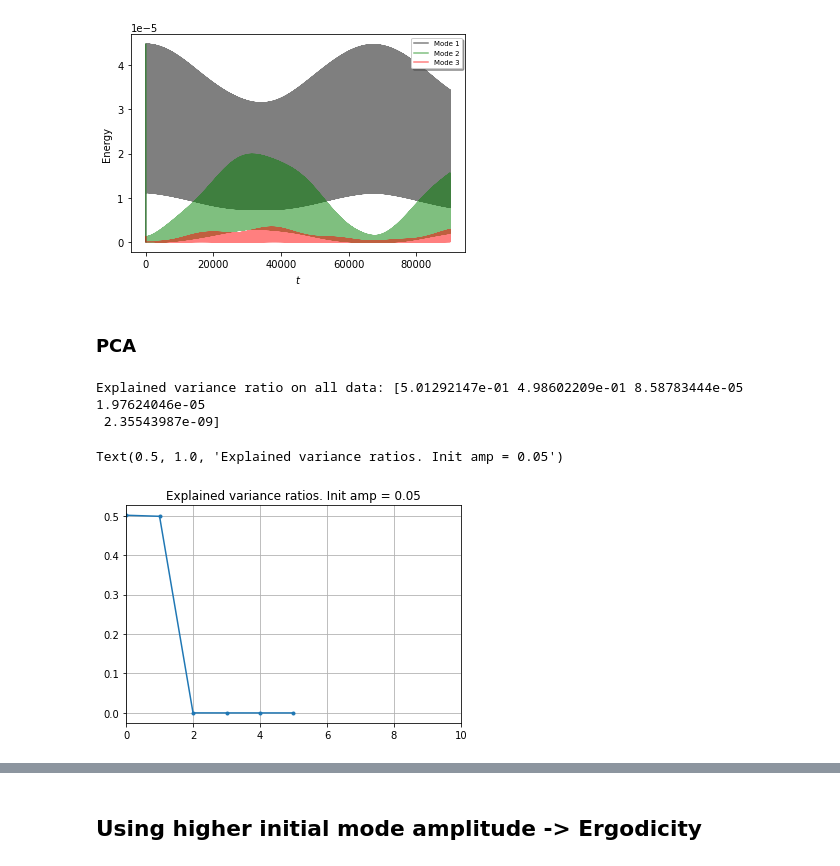
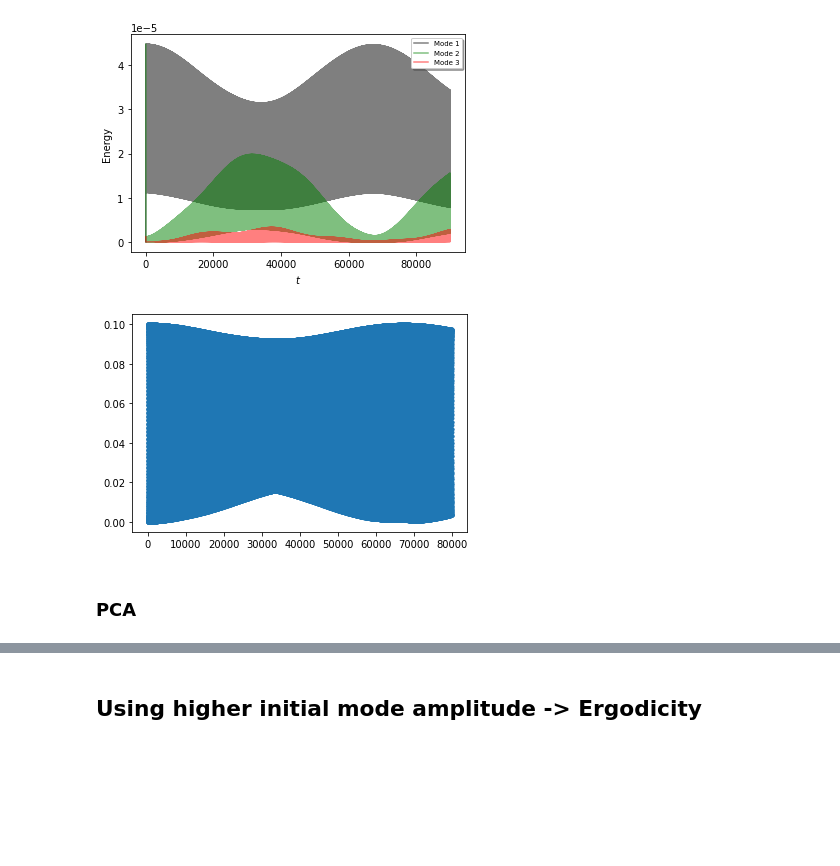
Before and after one commit to aleromualdi/FPU-Integrator, a Jupyter notebook: notebooks/01_create dataset sample manifold.ipynb, the cells around one changed output, grey strips where cells are left out. Drawn from its saved outputs; the diff is of its cells as text; code cells hidden in the pictures; blank space fills up the shorter version.

```diff
--- a/notebooks/01_create dataset sample manifold.ipynb
+++ b/notebooks/01_create dataset sample manifold.ipynb
@@ -146,19 +169,9 @@ data_low_init_amp = fpu.run(method="verlet")
 plot_mode_energies(data_low_init_amp)
 # %% [output]
 [figure]
+# %%
+plot_consecutive_distances(data_low_init_amp, n_points=100000)
+# %% [output]
+[figure, added]
 # %% [markdown]
 ### PCA
-# %%
-X_low_init_amp = create_input_data_vector(data_low_init_amp, sample_manifold=True)
-
-explained_variance_ratio = compute_explained_ratio(X_low_init_amp, pre_whitening=True)
-
-plt.plot(explained_variance_ratio, ".-")
-plt.xlim(0, 10)
-plt.grid()
-plt.title(f"Explained variance ratios. Init amp = {LOW_INITIAL_MODE_AMPLITUDE}")
-# %% [output]
-Explained variance ratio on all data: [5.01292147e-01 4.98602209e-01 8.58783444e-05 1.97624046e-05
- 2.35543987e-09]
-Text(0.5, 1.0, 'Explained variance ratios. Init amp = 0.05')
-[figure, removed]
```
Also changed, not shown: parts of 14 cells of this notebook.
